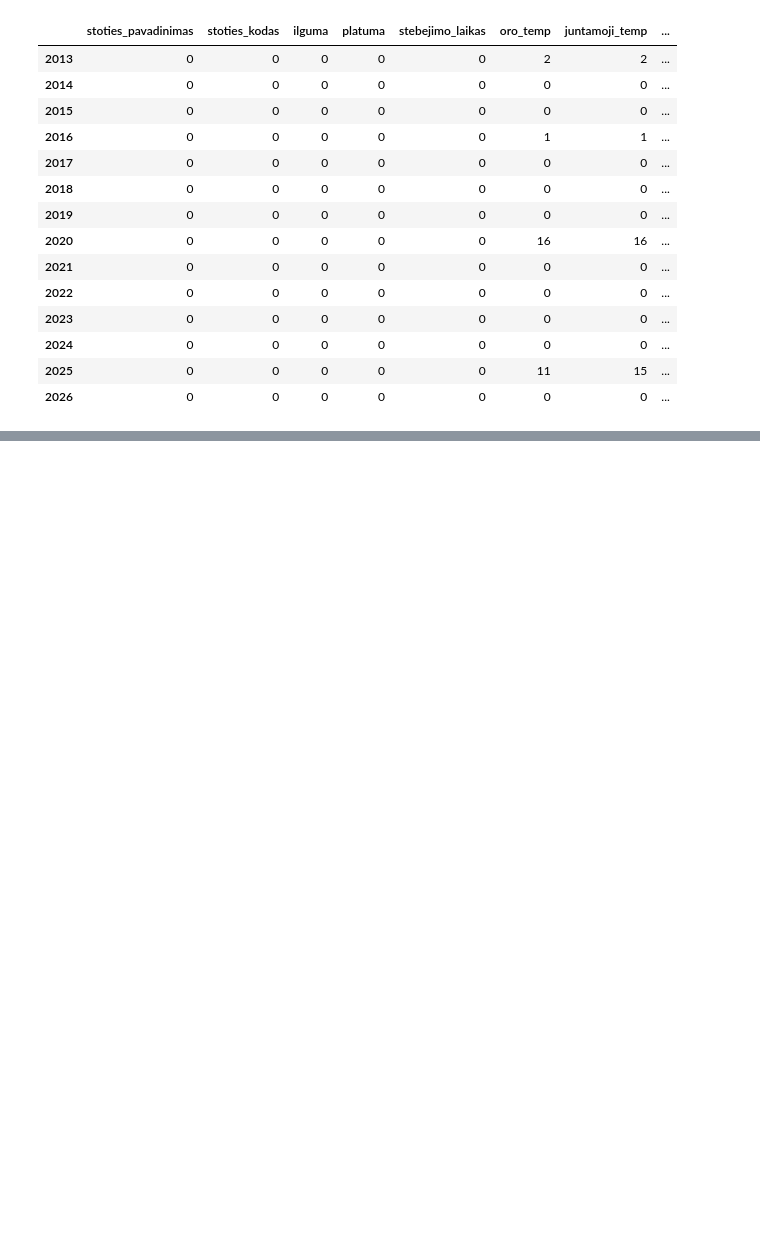
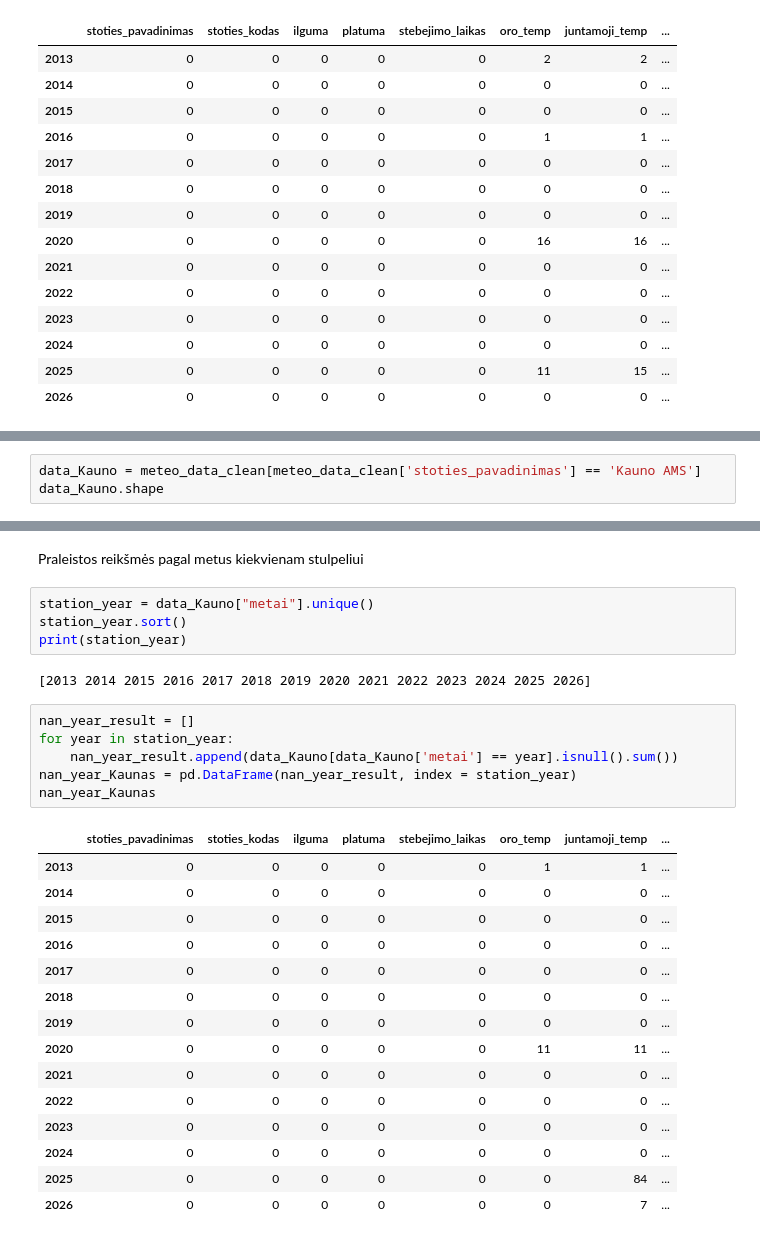
Before and after one commit to rugcer04/Duomenu_mokslo_projektas, a Jupyter notebook: code/python/datasets_prep/meteo_dataset_prep.ipynb, the cells around one changed output, grey strips where cells are left out. Drawn from its saved outputs; the diff is of its cells as text; blank space fills up the shorter version.

```diff
--- a/code/python/datasets_prep/meteo_dataset_prep.ipynb
+++ b/code/python/datasets_prep/meteo_dataset_prep.ipynb
@@ -162,0 +183,3 @@ nan_year_Vilnius
+# %%
+data_Kauno = meteo_data_clean[meteo_data_clean['stoties_pavadinimas'] == 'Kauno AMS']
+data_Kauno.shape
@@ -162,0 +218,30 @@ nan_year_Vilnius
+# %% [markdown]
+Praleistos reikšmės pagal metus kiekvienam stulpeliui
+# %%
+station_year = data_Kauno["metai"].unique()
+station_year.sort()
+print(station_year)
+# %% [output]
+[2013 2014 2015 2016 2017 2018 2019 2020 2021 2022 2023 2024 2025 2026]
+# %%
+nan_year_result = []
+for year in station_year:
+    nan_year_result.append(data_Kauno[data_Kauno['metai'] == year].isnull().sum())
+nan_year_Kaunas = pd.DataFrame(nan_year_result, index = station_year)
+nan_year_Kaunas
+# %% [output]
+|  | stoties_pavadinimas | stoties_kodas | ilguma | platuma | stebejimo_laikas | oro_temp | juntamoji_temp | ... |
+| 2013 | 0 | 0 | 0 | 0 | 0 | 1 | 1 | ... |
+| 2014 | 0 | 0 | 0 | 0 | 0 | 0 | 0 | ... |
+| 2015 | 0 | 0 | 0 | 0 | 0 | 0 | 0 | ... |
+| 2016 | 0 | 0 | 0 | 0 | 0 | 0 | 0 | ... |
+| 2017 | 0 | 0 | 0 | 0 | 0 | 0 | 0 | ... |
+| 2018 | 0 | 0 | 0 | 0 | 0 | 0 | 0 | ... |
+| 2019 | 0 | 0 | 0 | 0 | 0 | 0 | 0 | ... |
+| 2020 | 0 | 0 | 0 | 0 | 0 | 11 | 11 | ... |
+| 2021 | 0 | 0 | 0 | 0 | 0 | 0 | 0 | ... |
+| 2022 | 0 | 0 | 0 | 0 | 0 | 0 | 0 | ... |
+| 2023 | 0 | 0 | 0 | 0 | 0 | 0 | 0 | ... |
+| 2024 | 0 | 0 | 0 | 0 | 0 | 0 | 0 | ... |
+| 2025 | 0 | 0 | 0 | 0 | 0 | 0 | 84 | ... |
+| 2026 | 0 | 0 | 0 | 0 | 0 | 0 | 7 | ... |
```
Also changed, not shown: parts of 9 cells of this notebook.
